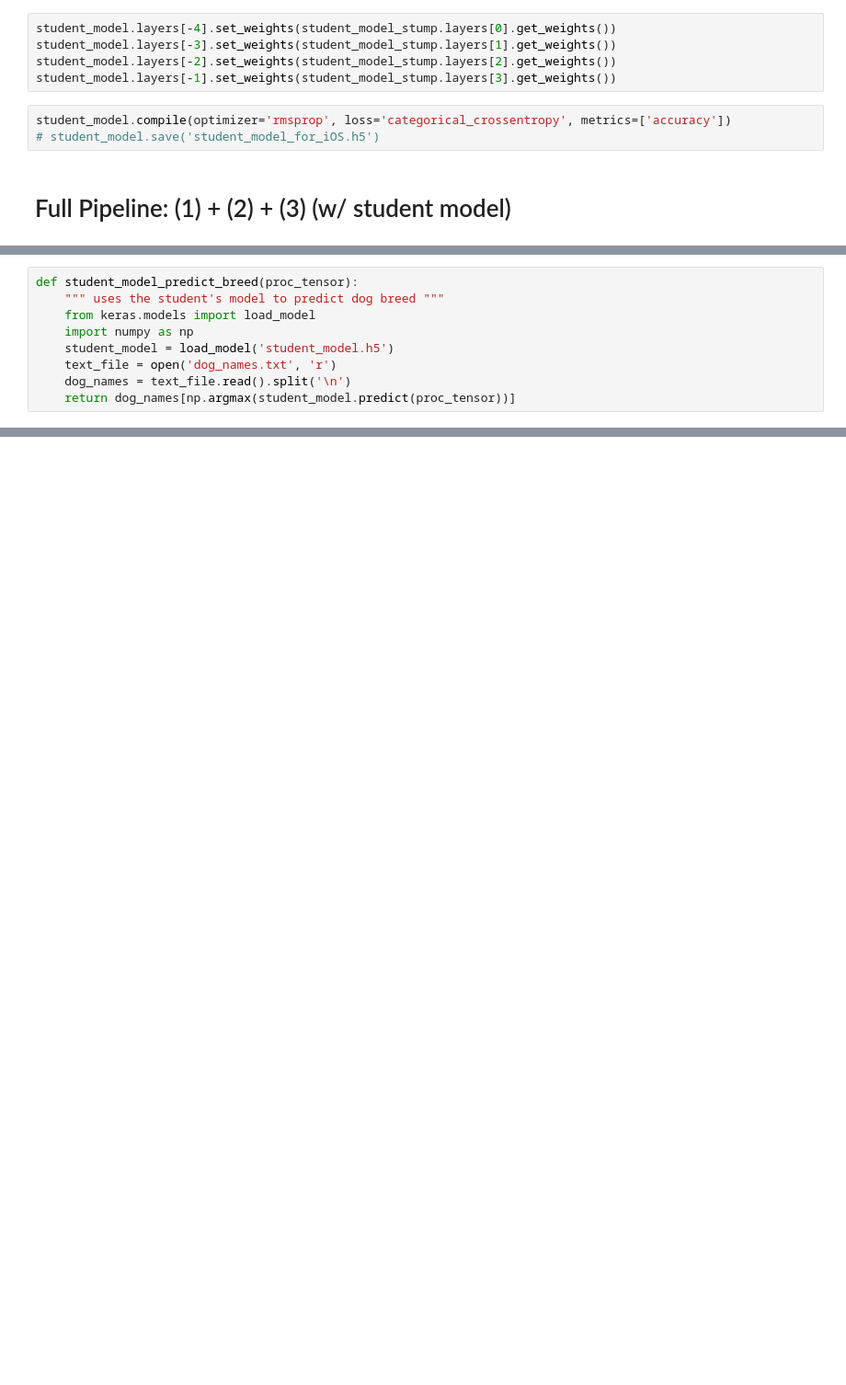
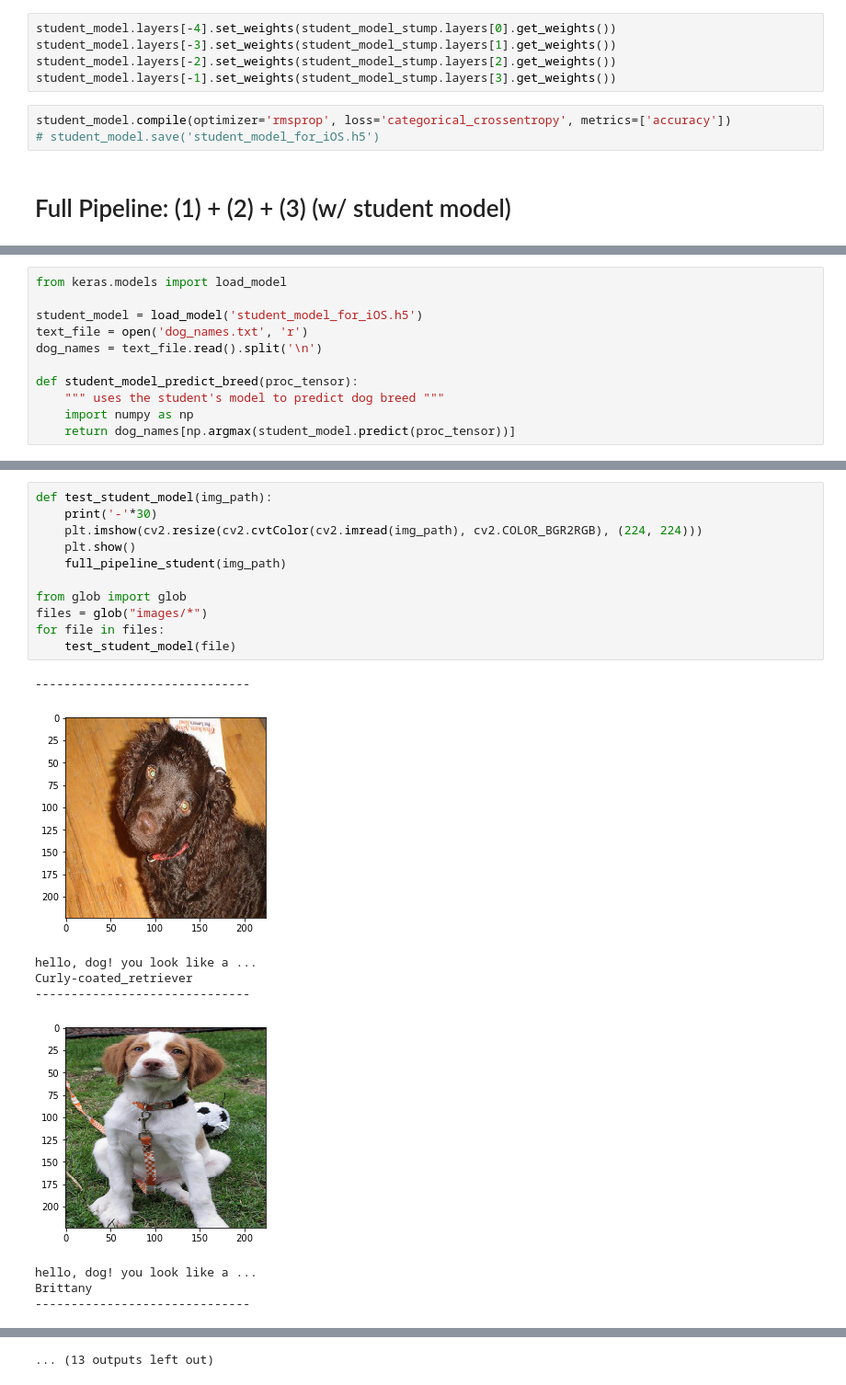
Before and after one commit to udacity/ios-ml-dog-classifier, a Jupyter notebook: python_files/some_notes.ipynb, the cells around one changed output, grey strips where cells are left out. Shown at 92% size. Saved outputs shown, nothing was run; the diff lists cells and outputs as text; blank space fills up the shorter version.

```diff
--- a/python_files/some_notes.ipynb
+++ b/python_files/some_notes.ipynb
@@ -179,11 +169,13 @@ for item in dog_names:
 # %%
+from keras.models import load_model
+
+student_model = load_model('student_model_for_iOS.h5')
+text_file = open('dog_names.txt', 'r')
+dog_names = text_file.read().split('\n')
+
 def student_model_predict_breed(proc_tensor):
     """ uses the student's model to predict dog breed """
-    from keras.models import load_model
     import numpy as np
-    student_model = load_model('student_model.h5')
-    text_file = open('dog_names.txt', 'r')
-    dog_names = text_file.read().split('\n')
     return dog_names[np.argmax(student_model.predict(proc_tensor))]
 # %%
 def full_pipeline_student(img_path):
@@ -211,0 +261,21 @@ Boston_terrier
+# %%
+def test_student_model(img_path):
+    print('-'*30)
+    plt.imshow(cv2.resize(cv2.cvtColor(cv2.imread(img_path), cv2.COLOR_BGR2RGB), (224, 224)))
+    plt.show()
+    full_pipeline_student(img_path)
+
+from glob import glob
+files = glob("images/*")
+for file in files:
+    test_student_model(file)
+# %% [output]
+------------------------------
+[figure, added]
+hello, dog! you look like a ...
+Curly-coated_retriever
+------------------------------
+[figure, added]
+hello, dog! you look like a ...
+Brittany
+------------------------------
@@ -211,0 +295 @@ Boston_terrier
+... (13 outputs left out)
```
Also changed, not shown: parts of 15 cells of this notebook, 18 other files.
